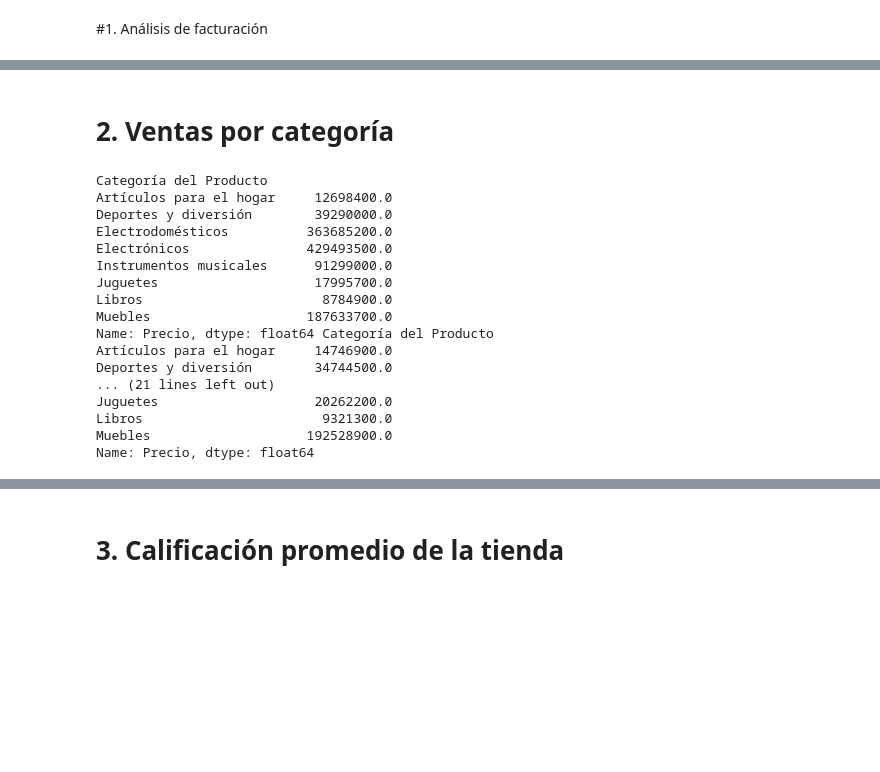
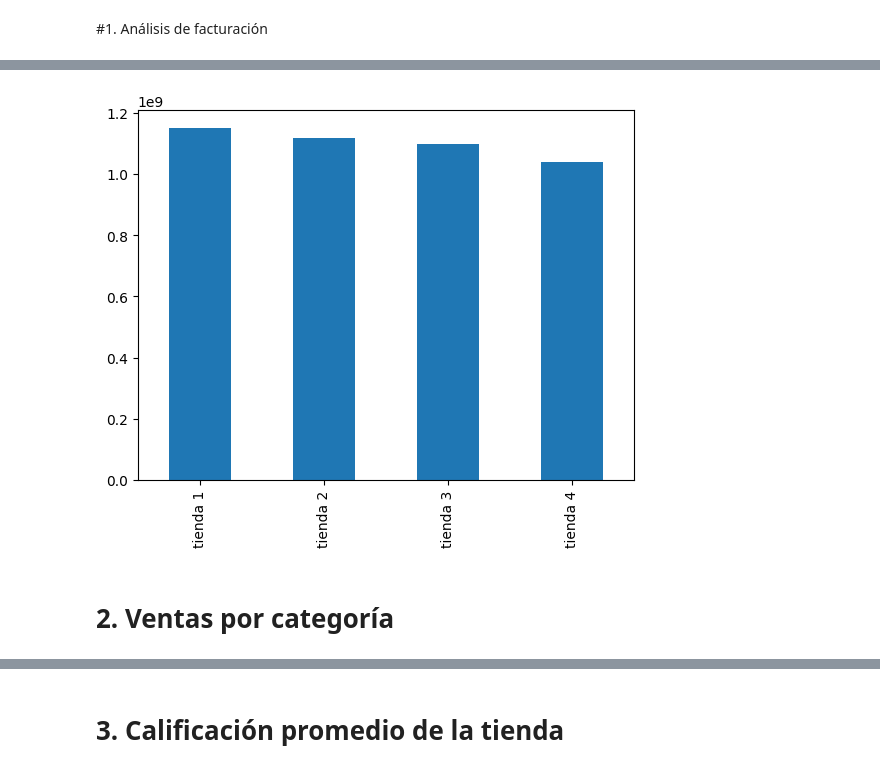
Before and after one commit to NicoPerotto/challenge1-data-science-latam, a Jupyter notebook: alurastorelatam.ipynb, the cells around one changed output, grey strips where cells are left out. Drawn from its saved outputs; the diff is of its cells as text; code cells hidden in the pictures; blank space fills up the shorter version.

```diff
--- a/alurastorelatam.ipynb
+++ b/alurastorelatam.ipynb
@@ -42,2 +46,7 @@ print(ingreso_tinda1, ingreso_tinda2, ingreso_tinda3, ingreso_tinda4)
+# %%
+ingreso_tiendas.plot(kind='bar')
+plt.show()
+# %% [output]
+[figure, added]
 # %% [markdown]
 # 2. Ventas por categoría
@@ -49,20 +52,0 @@ vc_tienda4 = tienda4.groupby('Categoría del Producto')['Precio'].sum()
-# %%
-print(vc_tienda1, vc_tienda2, vc_tienda3, vc_tienda4)
-# %% [output]
-Categoría del Producto
-Artículos para el hogar     12698400.0
-Deportes y diversión        39290000.0
-Electrodomésticos          363685200.0
-Electrónicos               429493500.0
-Instrumentos musicales      91299000.0
-Juguetes                    17995700.0
-Libros                       8784900.0
-Muebles                    187633700.0
-Name: Precio, dtype: float64 Categoría del Producto
-Artículos para el hogar     14746900.0
-Deportes y diversión        34744500.0
-... (21 lines left out)
-Juguetes                    20262200.0
-Libros                       9321300.0
-Muebles                    192528900.0
-Name: Precio, dtype: float64
```
Also changed, not shown: parts of 12 cells of this notebook.
